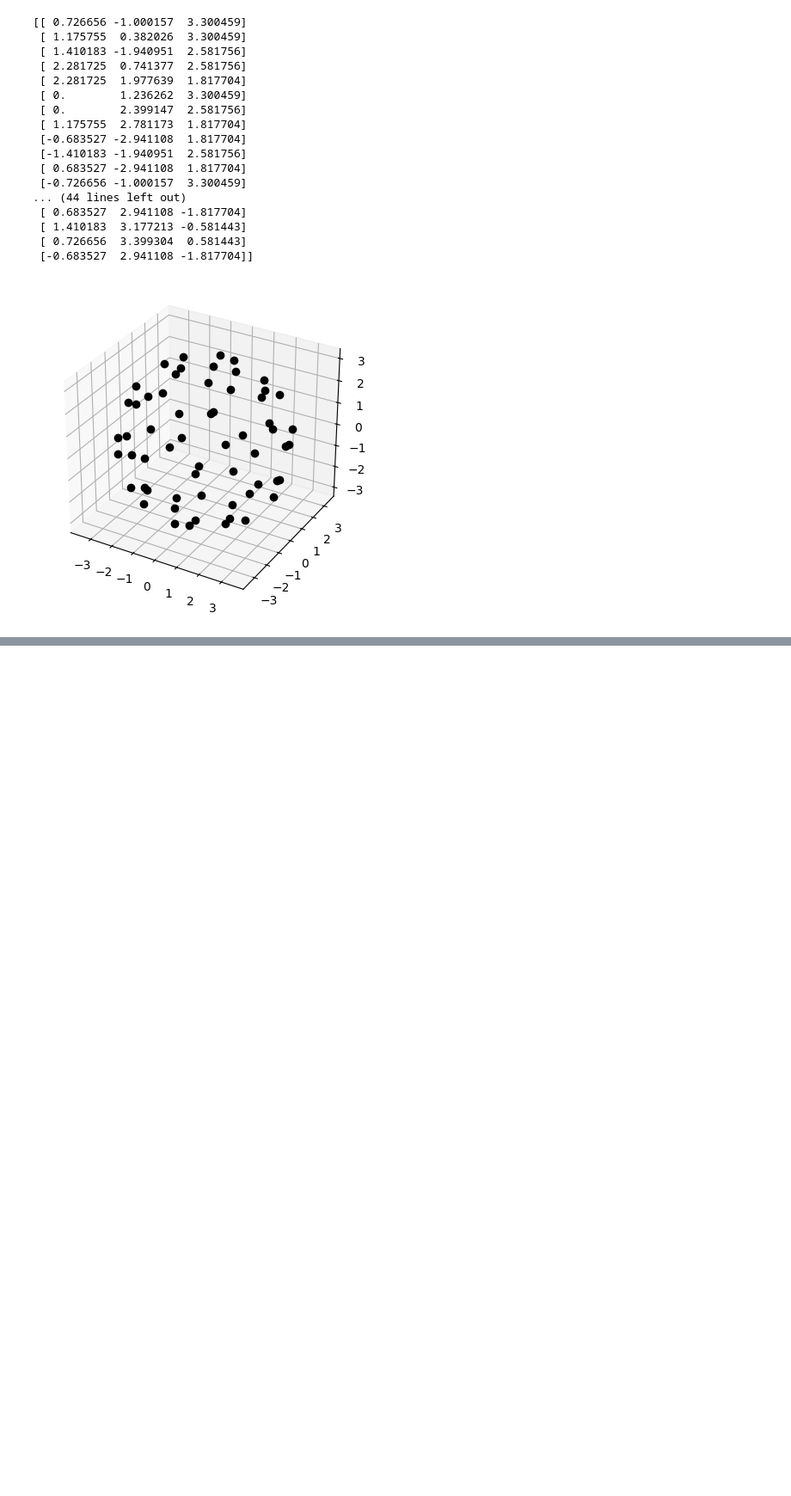
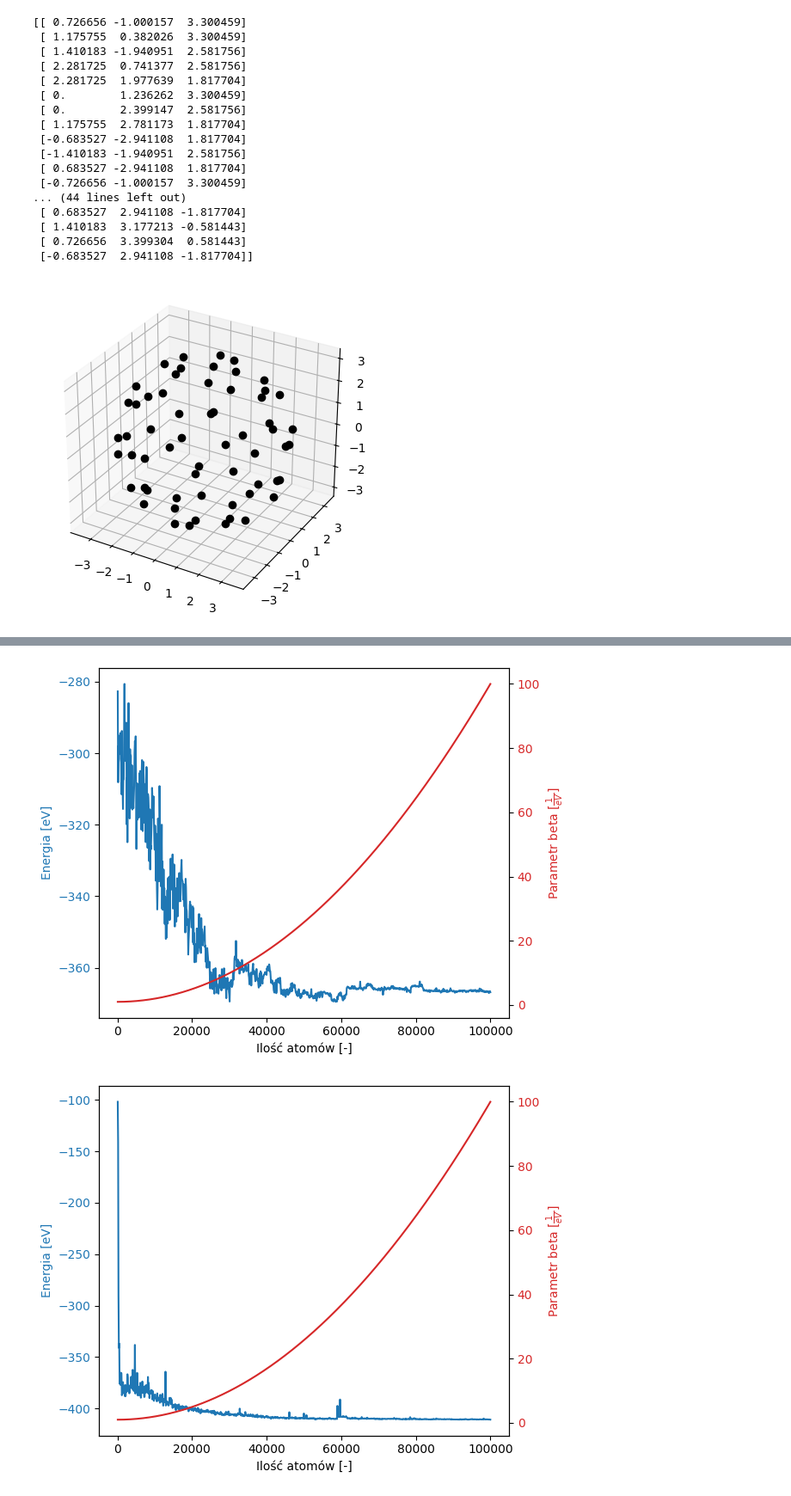
Before and after one commit to lruba939/Monte-Carlo, a Jupyter notebook: Lab 8/obrazy.ipynb, the cells around one changed output, grey strips where cells are left out. Shown at 86% size. Drawn from its saved outputs; the diff is of its cells as text; code cells hidden in the pictures; blank space fills up the shorter version.

```diff
--- a/Lab 8/obrazy.ipynb
+++ b/Lab 8/obrazy.ipynb
@@ -82,0 +172,36 @@ plt.show()
+# %%
+def energy_plot(data):
+    it = data[:,0]
+    beta = data[:,1]
+    energy = data[:,2]
+    r_mean = data[:,3]
+
+    fig, ax1 = plt.subplots()
+
+    color = 'tab:blue'
+    ax1.set_xlabel('Ilość atomów [-]')
+    ax1.set_ylabel('Energia [eV]', color=color)
+    ax1.plot(it, energy, color=color)
+    ax1.tick_params(axis='y', labelcolor=color)
+
+    ax2 = ax1.twinx()  # instantiate a second axes that shares the same x-axis
+
+    color = 'tab:red'
+    ax2.set_ylabel(r'Parametr beta [$\frac{1}{eV}$]', color=color)  # we already handled the x-label with ax1
+    ax2.plot(it, beta, color=color)
+    ax2.tick_params(axis='y', labelcolor=color)
+
+    fig.tight_layout()  # otherwise the right y-label is slightly clipped
+
+    plt.show()
+# %%
+file_energy_zad3 = np.loadtxt("atoms_energy_zad3.dat", dtype=float, delimiter=" ")
+file_energy_zad4 = np.loadtxt("atoms_energy_zad4.dat", dtype=float, delimiter=" ")
+file_energy_zad5 = np.loadtxt("atoms_energy_zad5.dat", dtype=float, delimiter=" ")
+
+energy_plot(file_energy_zad3)
+energy_plot(file_energy_zad4)
+energy_plot(file_energy_zad5)
+# %% [output]
+[figure, added]
+[figure, added]
```
Also changed, not shown: parts of 7 cells of this notebook, 10 other files.
